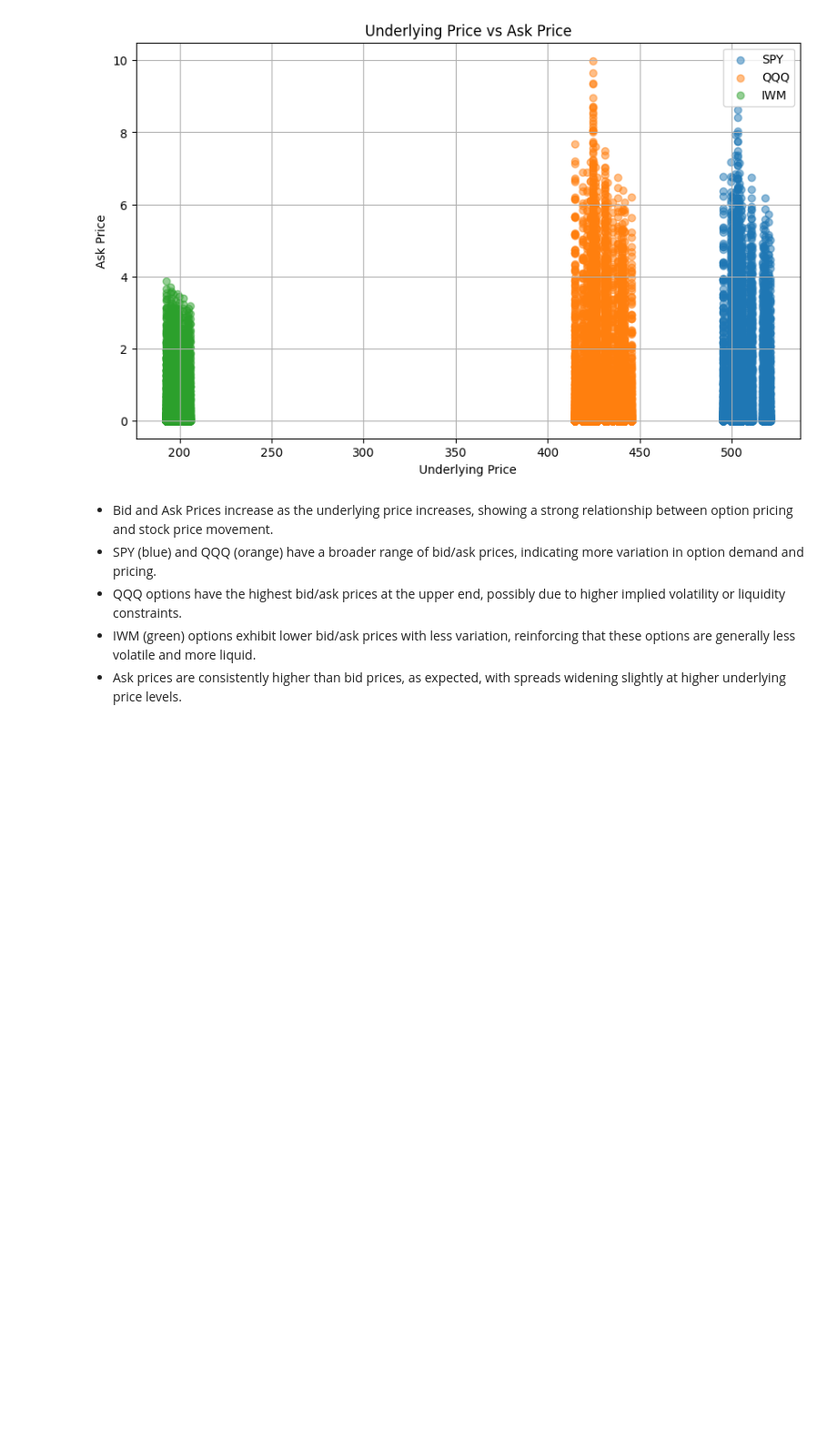
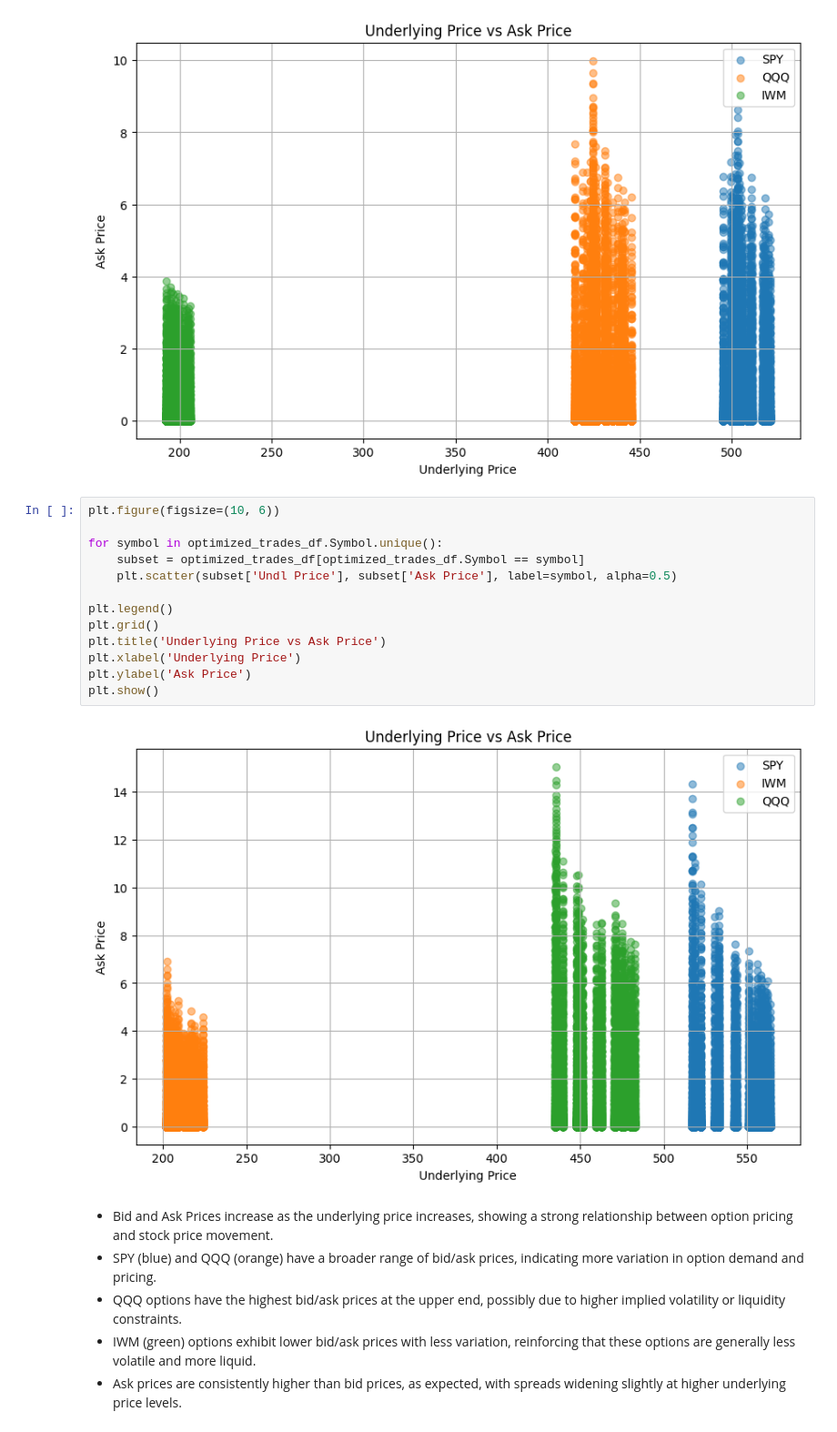
Before and after one commit to Qamil-Mirza/badss-2025-options-alpha-strategy, a Jupyter notebook: notebooks/analysis.ipynb, the cells around one changed output. Shown at 91% size. Cells and saved outputs as stored; diff of their text form; blank space fills up the shorter version.

```diff
--- a/notebooks/analysis.ipynb
+++ b/notebooks/analysis.ipynb
@@ -279,6 +279,21 @@ plt.ylabel('Ask Price')
 plt.show()
 # %% [output]
 [figure]
+# %%
+plt.figure(figsize=(10, 6))
+
+for symbol in optimized_trades_df.Symbol.unique():
+    subset = optimized_trades_df[optimized_trades_df.Symbol == symbol]
+    plt.scatter(subset['Undl Price'], subset['Ask Price'], label=symbol, alpha=0.5)
+
+plt.legend()
+plt.grid()
+plt.title('Underlying Price vs Ask Price')
+plt.xlabel('Underlying Price')
+plt.ylabel('Ask Price')
+plt.show()
+# %% [output]
+[figure, added]
 # %% [markdown]
 - Bid and Ask Prices increase as the underlying price increases, showing a strong relationship between option pricing and stock price movement.
 - SPY (blue) and QQQ (orange) have a broader range of bid/ask prices, indicating more variation in option demand and pricing.
```
Also changed, not shown: parts of 19 cells of this notebook, 1 other file.
